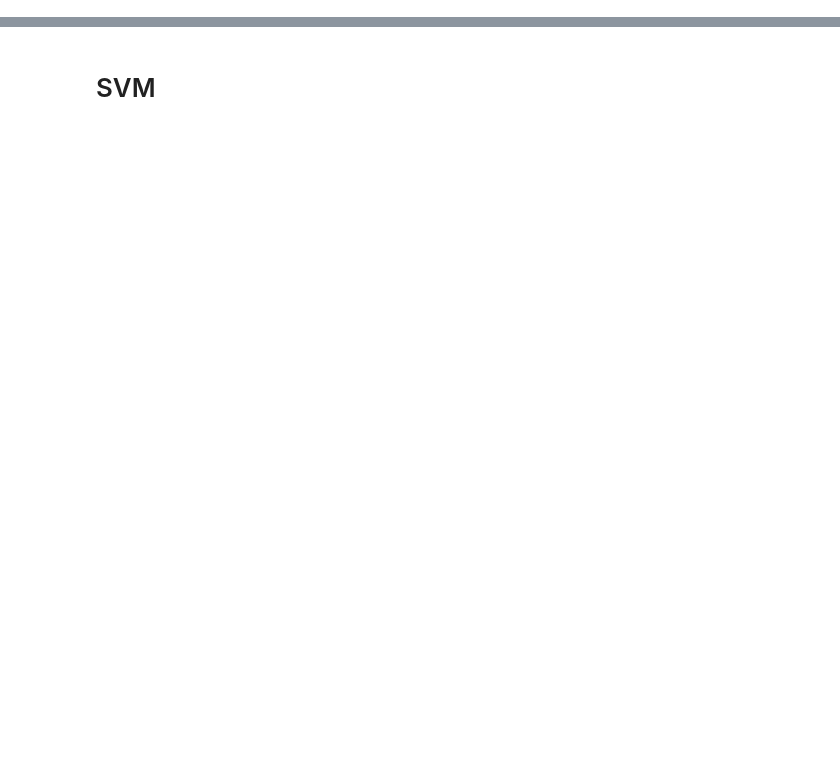
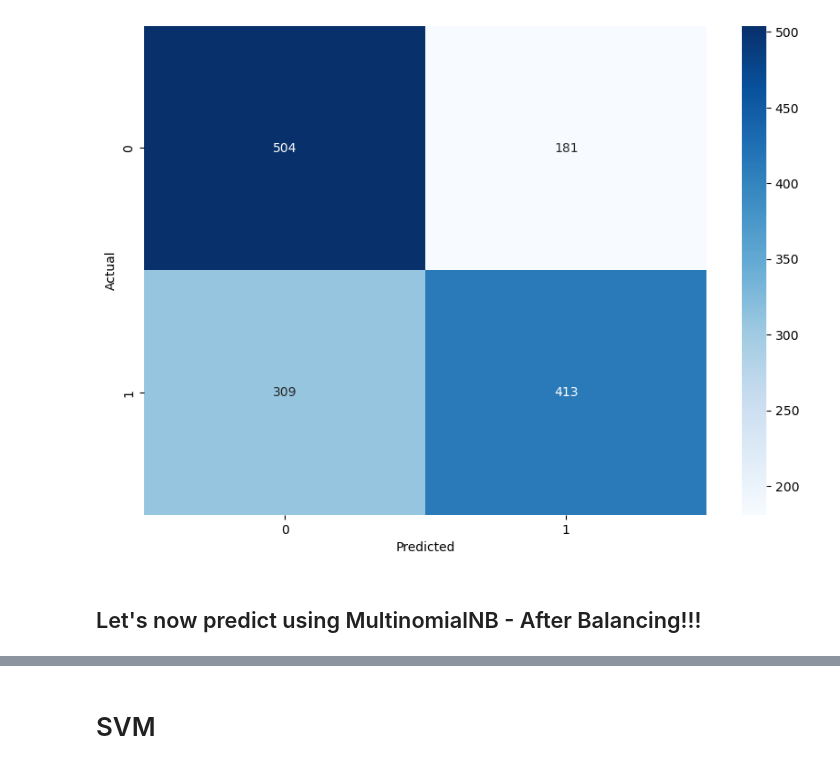
Before and after one commit to vandavilli/My-AIML-Portfolio, a Jupyter notebook: Capstone/pv-main/pv_model.ipynb, the cells around one changed output, grey strips where cells are left out. Saved outputs shown, nothing was run; the diff lists cells and outputs as text; code cells hidden in the pictures; blank space fills up the shorter version.

```diff
--- a/Capstone/pv-main/pv_model.ipynb
+++ b/Capstone/pv-main/pv_model.ipynb
@@ -234,0 +163,33 @@ X_test_topics = lda.transform(X_test_embeddings)
+# %%
+X = np.array(df['average_embeddings'].tolist())
+y = df['sentiment']
+
+print("Before oversampling: ", Counter(y))
+
+oversample = SMOTE()
+X_over, y_over = oversample.fit_resample(X, y)
+
+print("After oversampling: ", Counter(y_over))
+
+X_train_over, X_test_over, y_train_over, y_test_over = train_test_split(X_over, y_over, test_size=0.2, random_state=42)
+
+# Scale the data
+scaler = MinMaxScaler(feature_range=(0, 1))
+X_train_over = scaler.fit_transform(X_train_over)
+X_test_over = scaler.transform(X_test_over)
+
+# And retrain model (from above ) on the balanced dataset
+grid_search.fit(X_train_over, y_train_over)
+
+best_balanced_model = grid_search.best_estimator_
+
+cv_scores = cross_val_score(best_balanced_model, X_over, y_over, cv=5)
+print("CV scores (balanced):", cv_scores)
+print("Mean CV score (balanced):", np.mean(cv_scores))
+
+# Generate predictions on the test set
+y_pred_over = best_balanced_model.predict(X_test_over)
+
+conf_mat = confusion_matrix(y_test_over, y_pred_over)
+print("Confusion Matrix:")
+print(conf_mat)
@@ -234,0 +204,10 @@ X_test_topics = lda.transform(X_test_embeddings)
+# %%
+plt.figure(figsize=(10,7))
+sns.heatmap(conf_mat, annot=True, cmap='Blues', fmt='g')
+plt.xlabel('Predicted')
+plt.ylabel('Actual')
+plt.show()
+# %% [output]
+[figure, added]
+# %% [markdown]
+## Let's now predict using MultinomialNB - After Balancing!!!
```
Also changed, not shown: parts of 38 cells of this notebook, 5 other files.
